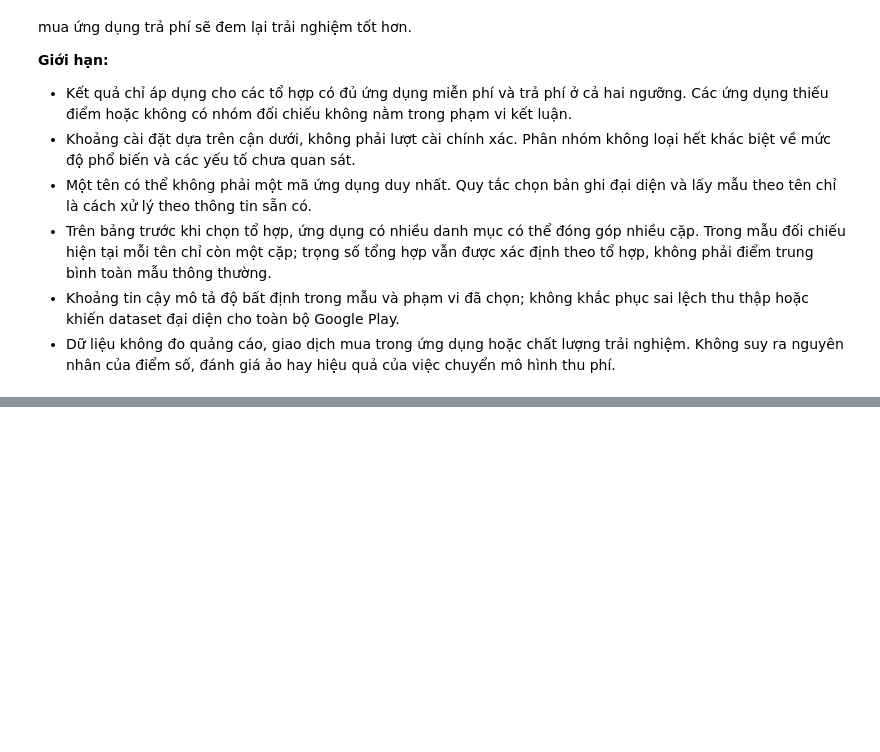
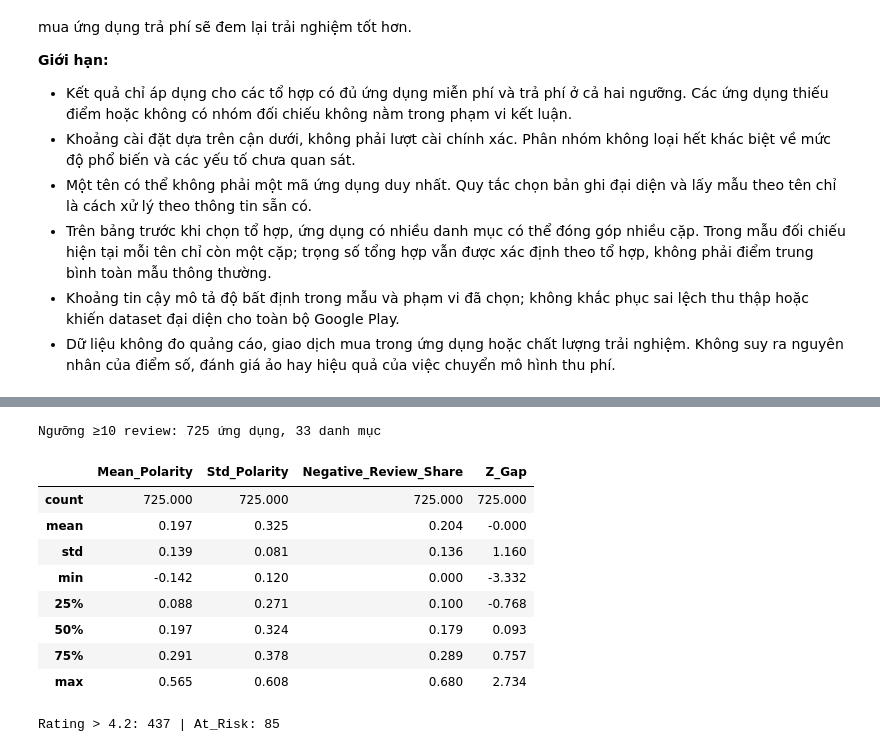
Before and after one commit to phtanh05/google-play-store-apps-analysis, a Jupyter notebook: notebooks/02_analysis.ipynb, the cells around one changed output, grey strips where cells are left out. Saved outputs shown, nothing was run; the diff lists cells and outputs as text; code cells hidden in the pictures; blank space fills up the shorter version.

```diff
--- a/notebooks/02_analysis.ipynb
+++ b/notebooks/02_analysis.ipynb
@@ -841,0 +924,50 @@ display(q1_price_sensitivity.round(4))
+# %%
+from scipy.stats import spearmanr
+
+MIN_REVIEWS, MIN_REVIEWS_CHECK = 10, 30
+Q2_TIERS = [0, 1e5, 1e6, 1e7, np.inf]
+Q2_TIER_LABELS = ["<100K", "100K–1M", "1M–10M", "≥10M"]
+
+def q2_prepare(min_reviews):
+    """Lọc ngưỡng review, tạo Z-gap, tầng cài đặt và cờ rủi ro."""
+    d = q2.loc[q2["N_Reviews"].ge(min_reviews) & q2["Rating"].notna()].copy()
+    z = lambda s: (s - s.mean()) / s.std(ddof=0)
+    d["Z_Gap"] = z(d["Rating"]) - z(d["Mean_Polarity"])
+    d["Install_Tier"] = pd.cut(d["Installs"].astype(float), Q2_TIERS, labels=Q2_TIER_LABELS, right=False)
+    d["At_Risk"] = d["Rating"].gt(4.2) & d["Negative_Review_Share"].ge(d["Negative_Review_Share"].quantile(0.75))
+    return d
+
+def q2_partial_rho(d, x, y):
+    """Spearman riêng phần: hạng của x, y sau khi loại ảnh hưởng của Category và log10(Installs)."""
+    ctrl = np.column_stack([
+        np.ones(len(d)),
+        pd.get_dummies(d["Category"], drop_first=True).to_numpy(float),
+        np.log10(d["Installs"].astype(float)),
+    ])
+    res = lambda v: v - ctrl @ np.linalg.lstsq(ctrl, v, rcond=None)[0]
+    return np.corrcoef(res(d[x].rank().to_numpy()), res(d[y].rank().to_numpy()))[0, 1]
+
+def q2_boot_ci(d, stat, n_boot=2000, seed=42):
+    """Bootstrap percentile 95% CI: lấy mẫu lại ứng dụng có hoàn lại."""
+    rng = np.random.default_rng(seed)
+    vals = [stat(d.iloc[rng.integers(0, len(d), len(d))]) for _ in range(n_boot)]
+    return tuple(np.percentile(vals, [2.5, 97.5]))
+
+rho = lambda x, y: (lambda d: spearmanr(d[x], d[y])[0])
+
+q2_main = q2_prepare(MIN_REVIEWS)
+print(f"Ngưỡng ≥{MIN_REVIEWS} review: {len(q2_main):,} ứng dụng, {q2_main['Category'].nunique()} danh mục")
+display(q2_main[["Mean_Polarity", "Std_Polarity", "Negative_Review_Share", "Z_Gap"]].describe().round(3))
+print("Rating > 4.2:", int(q2_main["Rating"].gt(4.2).sum()), "| At_Risk:", int(q2_main["At_Risk"].sum()))
+# %% [output]
+Ngưỡng ≥10 review: 725 ứng dụng, 33 danh mục
+|  | Mean_Polarity | Std_Polarity | Negative_Review_Share | Z_Gap |
+| count | 725.000 | 725.000 | 725.000 | 725.000 |
+| mean | 0.197 | 0.325 | 0.204 | -0.000 |
+| std | 0.139 | 0.081 | 0.136 | 1.160 |
+| min | -0.142 | 0.120 | 0.000 | -3.332 |
+| 25% | 0.088 | 0.271 | 0.100 | -0.768 |
+| 50% | 0.197 | 0.324 | 0.179 | 0.093 |
+| 75% | 0.291 | 0.378 | 0.289 | 0.757 |
+| max | 0.565 | 0.608 | 0.680 | 2.734 |
+Rating > 4.2: 437 | At_Risk: 85
```
Also changed, not shown: parts of 26 cells of this notebook, 2 other files.
